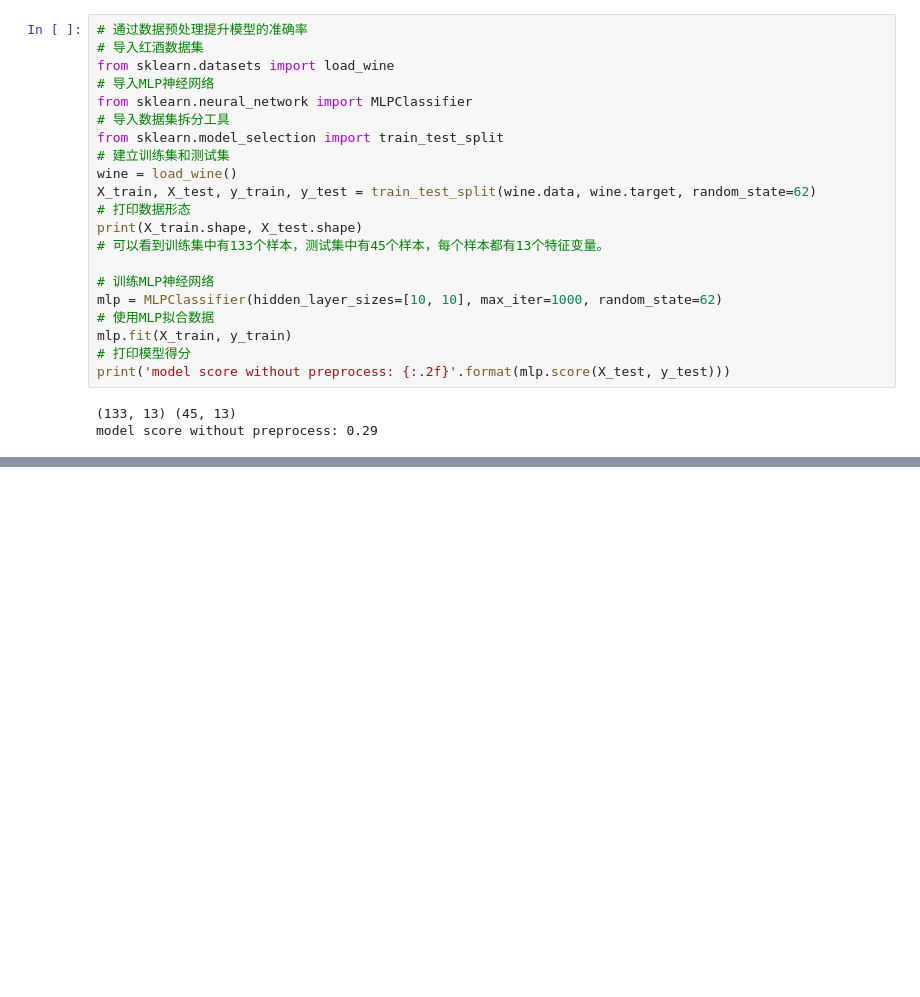
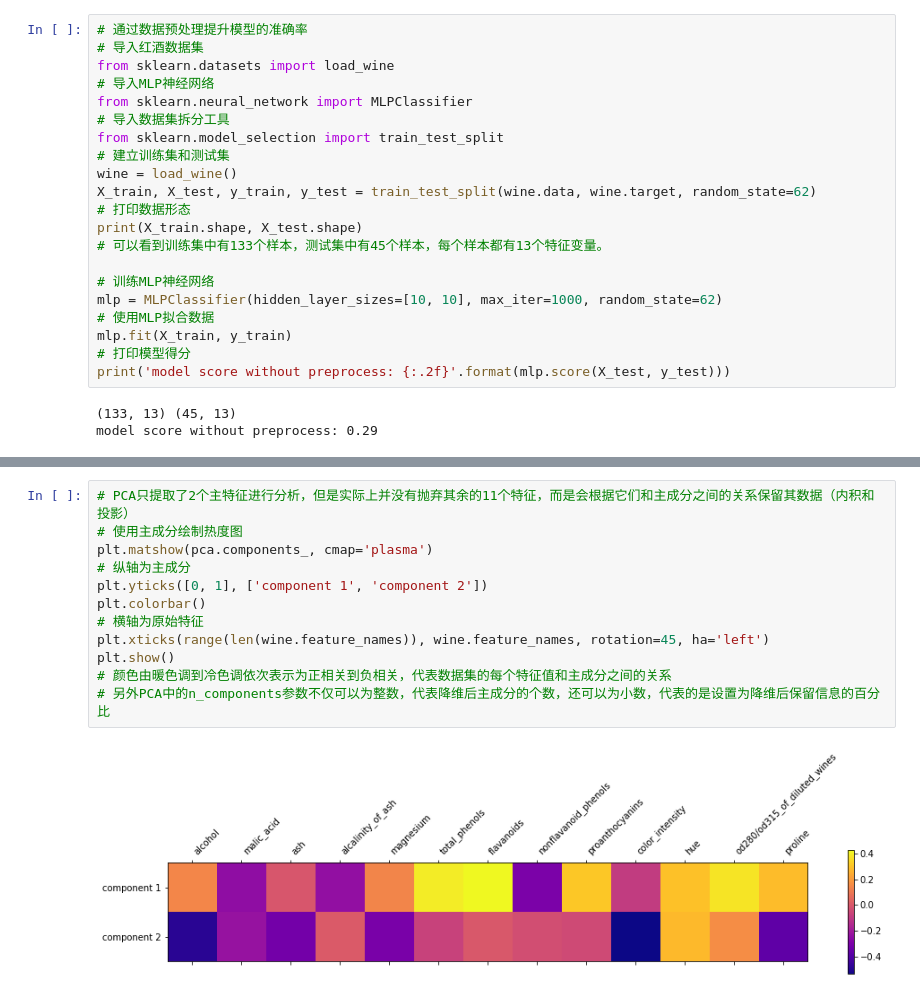
Before and after one commit to Seanoy/PythonLearning, a Jupyter notebook: machine_learning/preprocessor.ipynb, the cells around one changed output, grey strips where cells are left out. Saved outputs shown, nothing was run; the diff lists cells and outputs as text; blank space fills up the shorter version.

```diff
--- a/machine_learning/preprocessor.ipynb
+++ b/machine_learning/preprocessor.ipynb
@@ -124,0 +166,14 @@ model score after preprocess: 1.00
+# %%
+# PCA只提取了2个主特征进行分析，但是实际上并没有抛弃其余的11个特征，而是会根据它们和主成分之间的关系保留其数据（内积和投影）
+# 使用主成分绘制热度图
+plt.matshow(pca.components_, cmap='plasma')
+# 纵轴为主成分
+plt.yticks([0, 1], ['component 1', 'component 2'])
+plt.colorbar()
+# 横轴为原始特征
+plt.xticks(range(len(wine.feature_names)), wine.feature_names, rotation=45, ha='left')
+plt.show()
+# 颜色由暖色调到冷色调依次表示为正相关到负相关，代表数据集的每个特征值和主成分之间的关系
+# 另外PCA中的n_components参数不仅可以为整数，代表降维后主成分的个数，还可以为小数，代表的是设置为降维后保留信息的百分比
+# %% [output]
+[figure, added]
```
Also changed, not shown: parts of 7 cells of this notebook, 1 other file.
